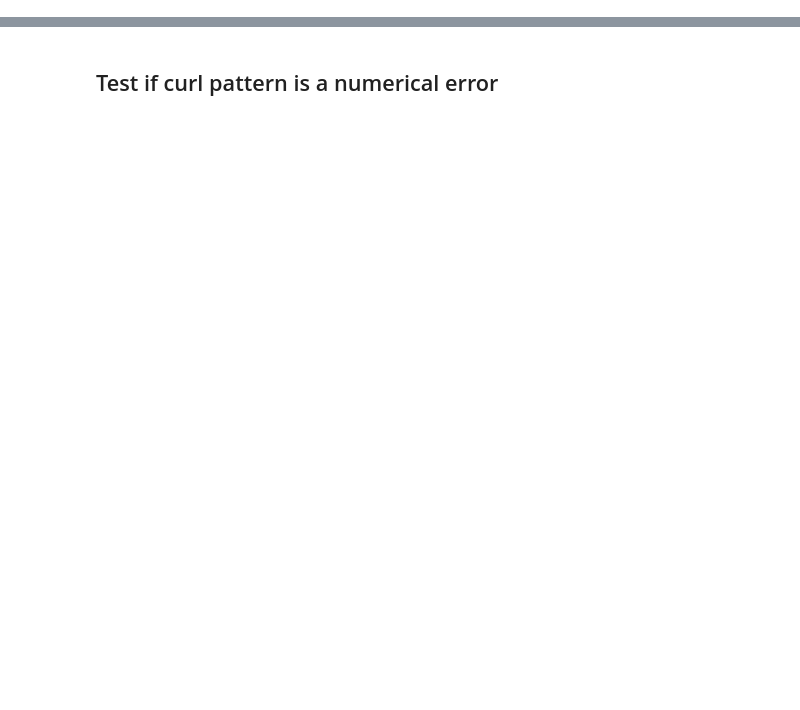
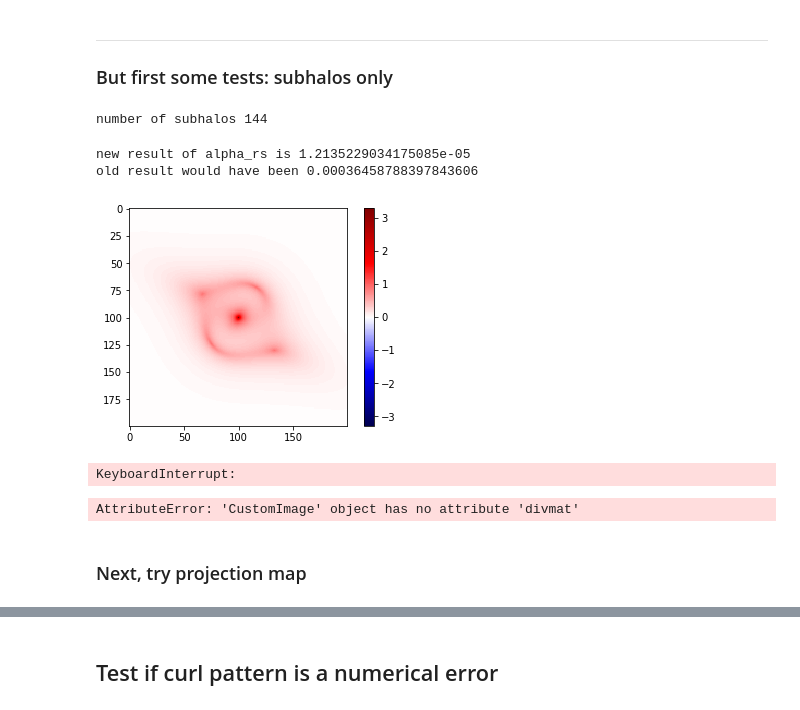
Before and after one commit to acagansengul/interlopers, a Jupyter notebook: effective_convergence.ipynb, the cells around one changed output, grey strips where cells are left out. Drawn from its saved outputs; the diff is of its cells as text; code cells hidden in the pictures; blank space fills up the shorter version.

```diff
--- a/effective_convergence.ipynb
+++ b/effective_convergence.ipynb
@@ -64,0 +222,64 @@ plt.show()
+# %% [markdown]
+---
+### But first some tests: subhalos only
+# %%
+# Populate the subhalos
+
+np.random.seed(145)
+# n_planes = 10
+
+xs, ys, redshifts, masses = [], [], [], []
+#xyext = ext
+
+# z_planes = np.linspace(.05,.95,n_planes)
+# area_proportions = [double_cone(z)**2 for z in z_planes]
+# area_sum = np.sum(area_proportions)
+
+# for i, z_plane in enumerate(z_planes):
+#     rv_nums = poisson.rvs(avg_nums_interlopers * area_proportions[i] / area_sum)
+#     xyext = ext * double_cone_angle(z_plane)
+#     # ^- I thought about multiplying this by 1.5 so we don't get weird boundary effects
+#     #print(rv_nums)
+#     for mass, num in zip(mass_bins_interlopers, rv_nums):
+#         for i in range(num):
+#             xs.append(np.random.uniform(-xyext,xyext))
+#             ys.append(np.random.uniform(-xyext,xyext))
+#             redshifts.append(z_plane)
+#             masses.append(mass)
+# print('number of interlopers', len(xs))
+rv_nums = poisson.rvs(avg_nums_sub) if len(avg_nums_sub) > 1 else [poisson.rvs(avg_nums_sub)]
+xyext = ext
+for mass, num in zip(mass_bins_sub, rv_nums):
+    for i in range(num):
+        xs.append(np.random.uniform(-xyext,xyext))
+        ys.append(np.random.uniform(-xyext,xyext))
+        redshifts.append(zl)
+        masses.append(mass)
+print('number of subhalos', len(xs))
+# %% [output]
+number of subhalos 144
+# %%
+myimg_sub = CustomImage(xs, ys, redshifts, zl=zl, m=masses, pixnum=pixnum, pixsize=pixsize, mass_sheets=False)
+#myimg_sub = CustomImage([], [], [], zl=zl, m=[], pixnum=pixnum, pixsize=pixsize, mass_sheets=False, main_theta=1e-3)
+# %% [output]
+new result of alpha_rs is 1.2135229034175085e-05
+old result would have been 0.00036458788397843606
+# %%
+blankimg = CustomImage([],[],[], zl=zl, pixnum=pixnum, pixsize=pixsize)
+autoshow(blankimg.image)
+blankimg.calc_div_curl();
+# %% [output]
+[figure, added]
+# %%
+%%time
+myimg_sub.calc_div_curl();
+# %% [output]
+KeyboardInterrupt:
+# %%
+autoshow(myimg_sub.divmat - blankimg.divmat, ext=ext, vmax=.09)
+plt.title(r'$\kappa_{sub}$ (single plane, CDM)')
+#plt.savefig('imgs/feb11_subs_only_r1e-4adj.png')
+# %% [output]
+AttributeError: 'CustomImage' object has no attribute 'divmat'
+# %% [markdown]
+### Next, try projection map
```
Also changed, not shown: parts of 95 cells of this notebook, 11 other files.
